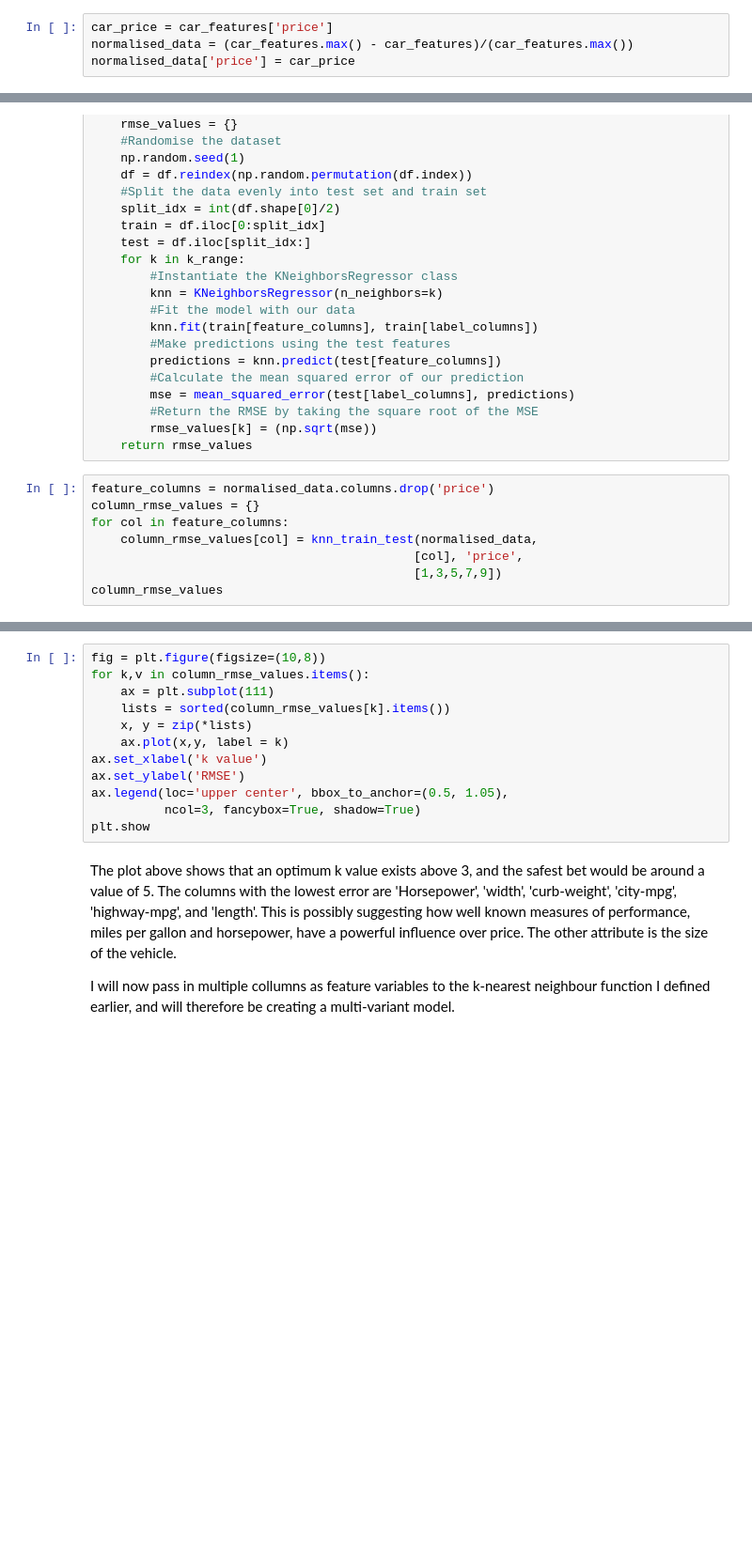
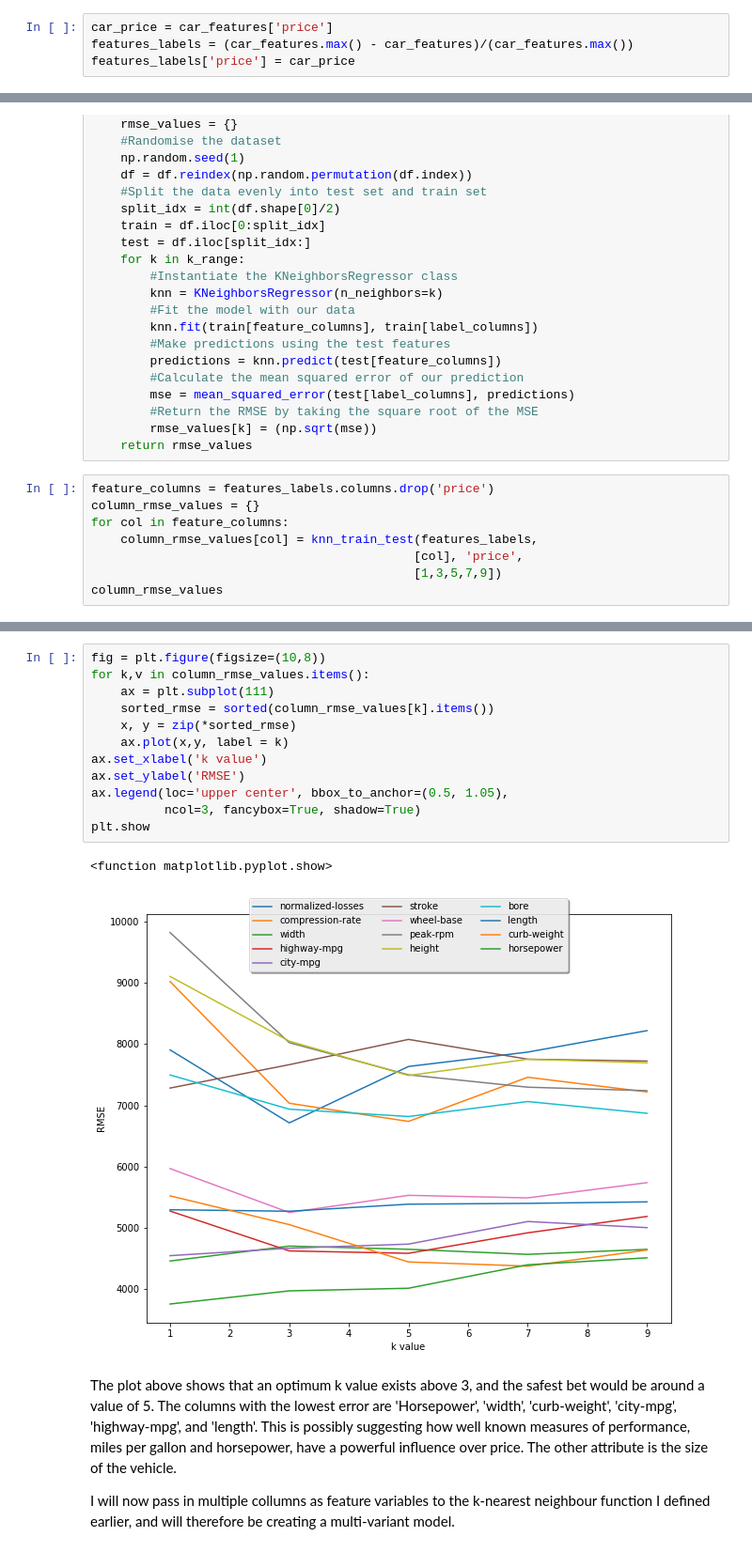
Before and after one commit to burtonbiomedical/DataQuest_Projects, a Jupyter notebook: Machine Learning/Predicting Car Prices with K-Nearest Neighbours/Predicting Car Prices with K-Nearest Neighbours.ipynb, the cells around one changed output, grey strips where cells are left out. Shown: that part at 94% size. Saved outputs shown, nothing was run; the diff lists cells and outputs as text; blank space fills up the shorter version.

```diff
--- a/Machine Learning/Predicting Car Prices with K-Nearest Neighbours/Predicting Car Prices with K-Nearest Neighbours.ipynb
+++ b/Machine Learning/Predicting Car Prices with K-Nearest Neighbours/Predicting Car Prices with K-Nearest Neighbours.ipynb
@@ -58,6 +135,6 @@ car_features.isnull().sum()
 Fantastic! No more missing data! Now it is time to normalise the data so that they all scale between 0 and 1. The only column I don't want to normalise it the price, as this is the label I will be using for my predictions.
 # %%
 car_price = car_features['price']
-normalised_data = (car_features.max() - car_features)/(car_features.max())
-normalised_data['price'] = car_price
+features_labels = (car_features.max() - car_features)/(car_features.max())
+features_labels['price'] = car_price
 # %%
@@ -101,10 +185,10 @@ def knn_train_test(df, feature_columns, label_columns,k_range):
         rmse_values[k] = (np.sqrt(mse))
     return rmse_values
 # %%
-feature_columns = normalised_data.columns.drop('price')
+feature_columns = features_labels.columns.drop('price')
 column_rmse_values = {}
 for col in feature_columns:
-    column_rmse_values[col] = knn_train_test(normalised_data,
+    column_rmse_values[col] = knn_train_test(features_labels,
                                             [col], 'price',
                                             [1,3,5,7,9])
 column_rmse_values
@@ -111,15 +213,18 @@ column_rmse_values
 # %%
 fig = plt.figure(figsize=(10,8))
 for k,v in column_rmse_values.items():
     ax = plt.subplot(111)
-    lists = sorted(column_rmse_values[k].items())
-    x, y = zip(*lists)
+    sorted_rmse = sorted(column_rmse_values[k].items())
+    x, y = zip(*sorted_rmse)
     ax.plot(x,y, label = k)
 ax.set_xlabel('k value')
 ax.set_ylabel('RMSE')
 ax.legend(loc='upper center', bbox_to_anchor=(0.5, 1.05),
           ncol=3, fancybox=True, shadow=True)
 plt.show
+# %% [output]
+<function matplotlib.pyplot.show>
+[figure, added]
 # %% [markdown]
 The plot above shows that an optimum k value exists above 3, and the safest bet would be around a value of 5. The columns with the lowest error are 'Horsepower', 'width', 'curb-weight', 'city-mpg', 'highway-mpg', and 'length'. This is possibly suggesting how well known measures of performance, miles per gallon and horsepower, have a powerful influence over price. The other attribute is the size of the vehicle.
 
```
Also changed, not shown: parts of 25 cells of this notebook.
